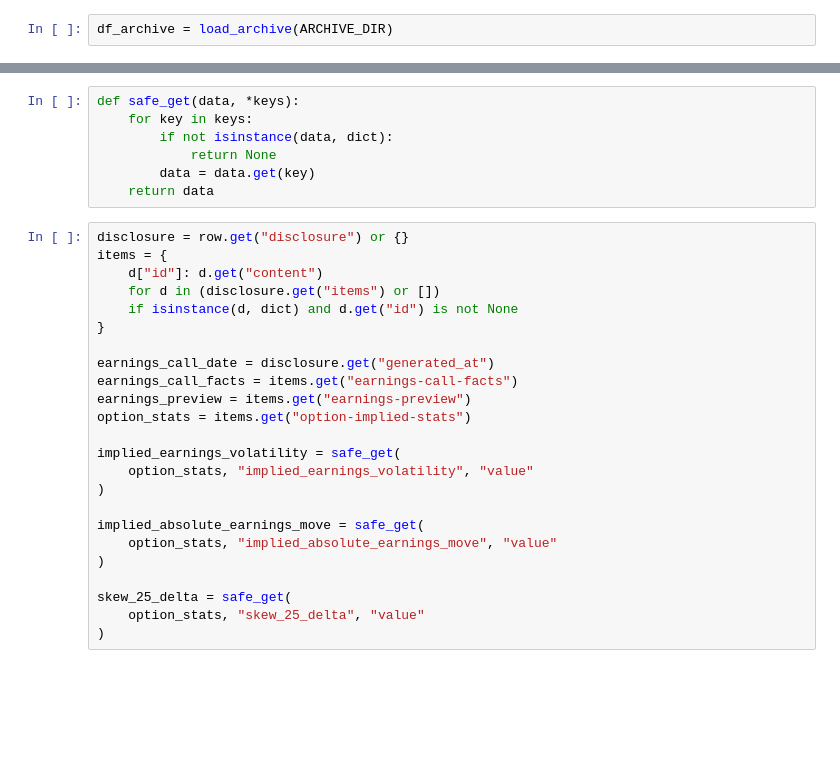
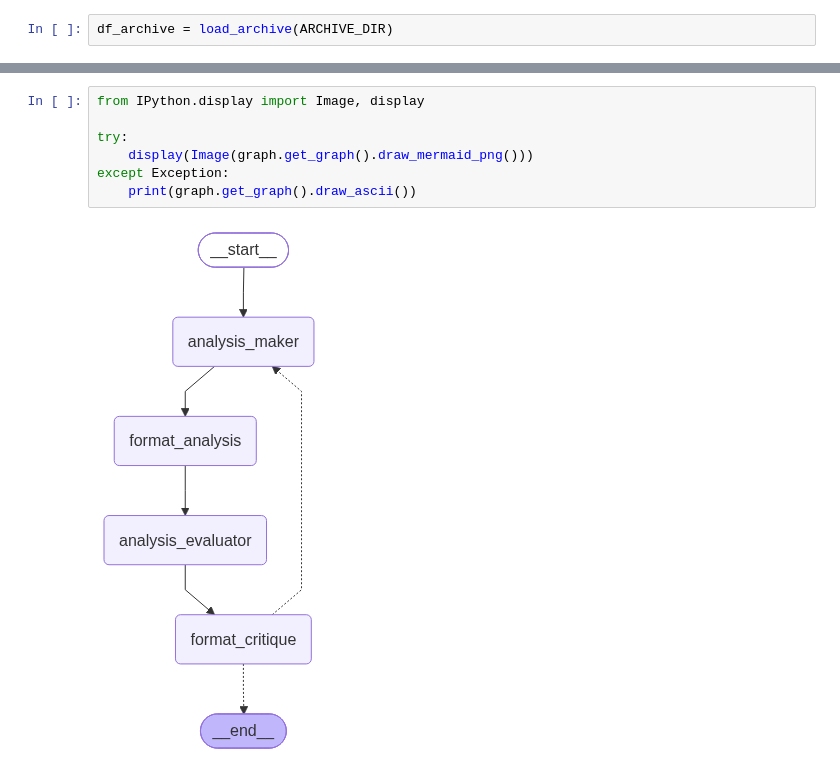
Before and after one commit to martinyuhaohuo/explaning_market, a Jupyter notebook: script/basic_agent_test.ipynb, the cells around one changed output, grey strips where cells are left out. Cells and saved outputs as stored; diff of their text form; blank space fills up the shorter version.

```diff
--- a/script/basic_agent_test.ipynb
+++ b/script/basic_agent_test.ipynb
@@ -94,31 +124,9 @@ identifier_value = focal_assets[0]["identifier_value"]
-# %%
-def safe_get(data, *keys):
-    for key in keys:
-        if not isinstance(data, dict):
-            return None
-        data = data.get(key)
-    return data
-# %%
-disclosure = row.get("disclosure") or {}
-items = {
-    d["id"]: d.get("content")
-    for d in (disclosure.get("items") or [])
-    if isinstance(d, dict) and d.get("id") is not None
-}
-
-earnings_call_date = disclosure.get("generated_at")
-earnings_call_facts = items.get("earnings-call-facts")
-earnings_preview = items.get("earnings-preview")
-option_stats = items.get("option-implied-stats")
-
-implied_earnings_volatility = safe_get(
-    option_stats, "implied_earnings_volatility", "value"
-)
-
-implied_absolute_earnings_move = safe_get(
-    option_stats, "implied_absolute_earnings_move", "value"
-)
-
-skew_25_delta = safe_get(
-    option_stats, "skew_25_delta", "value"
-)
+# %%
+from IPython.display import Image, display
+
+try:
+    display(Image(graph.get_graph().draw_mermaid_png()))
+except Exception:
+    print(graph.get_graph().draw_ascii())
+# %% [output]
+[figure, added]
```
Also changed, not shown: parts of 5 cells of this notebook, 10 other files.
